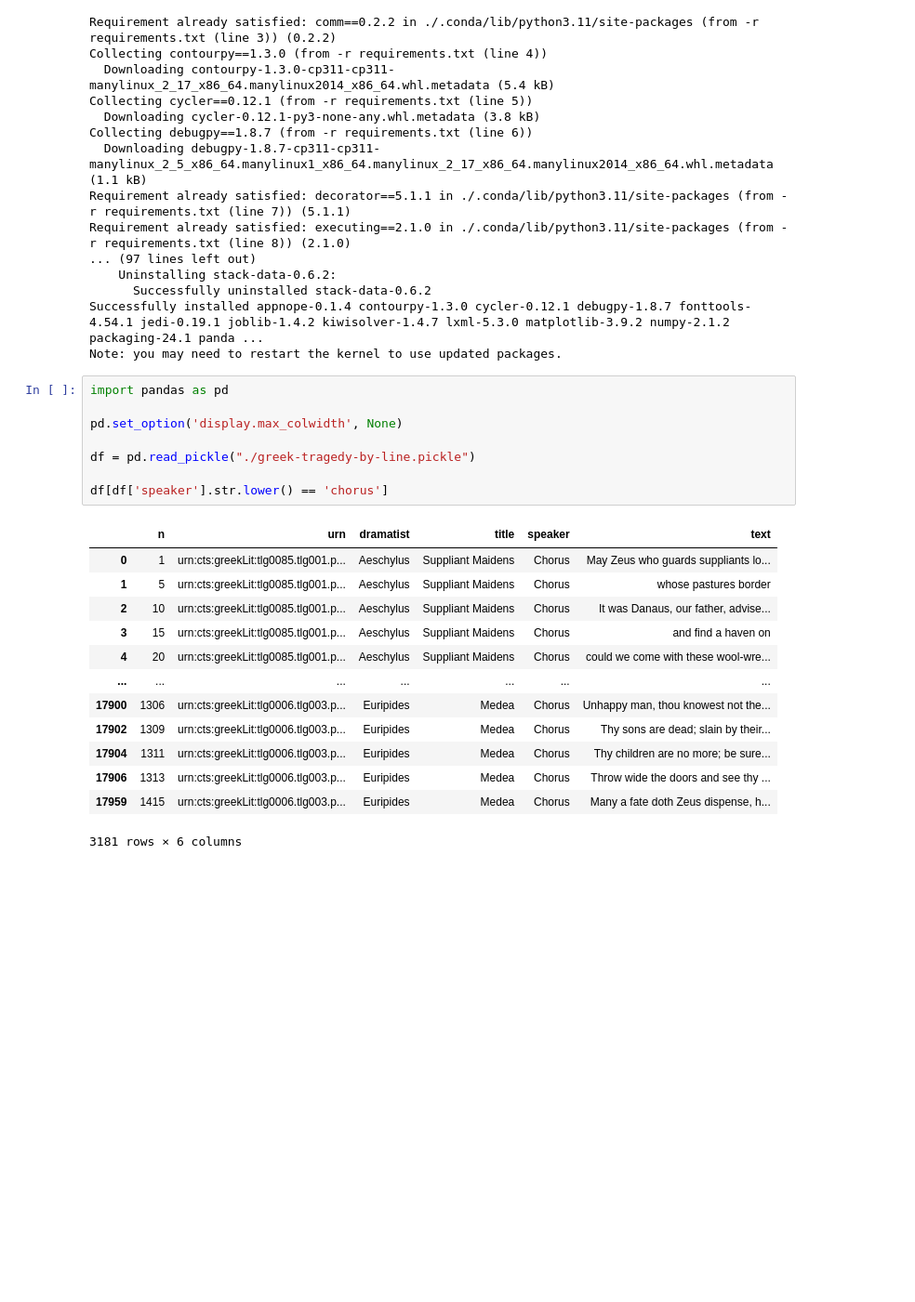
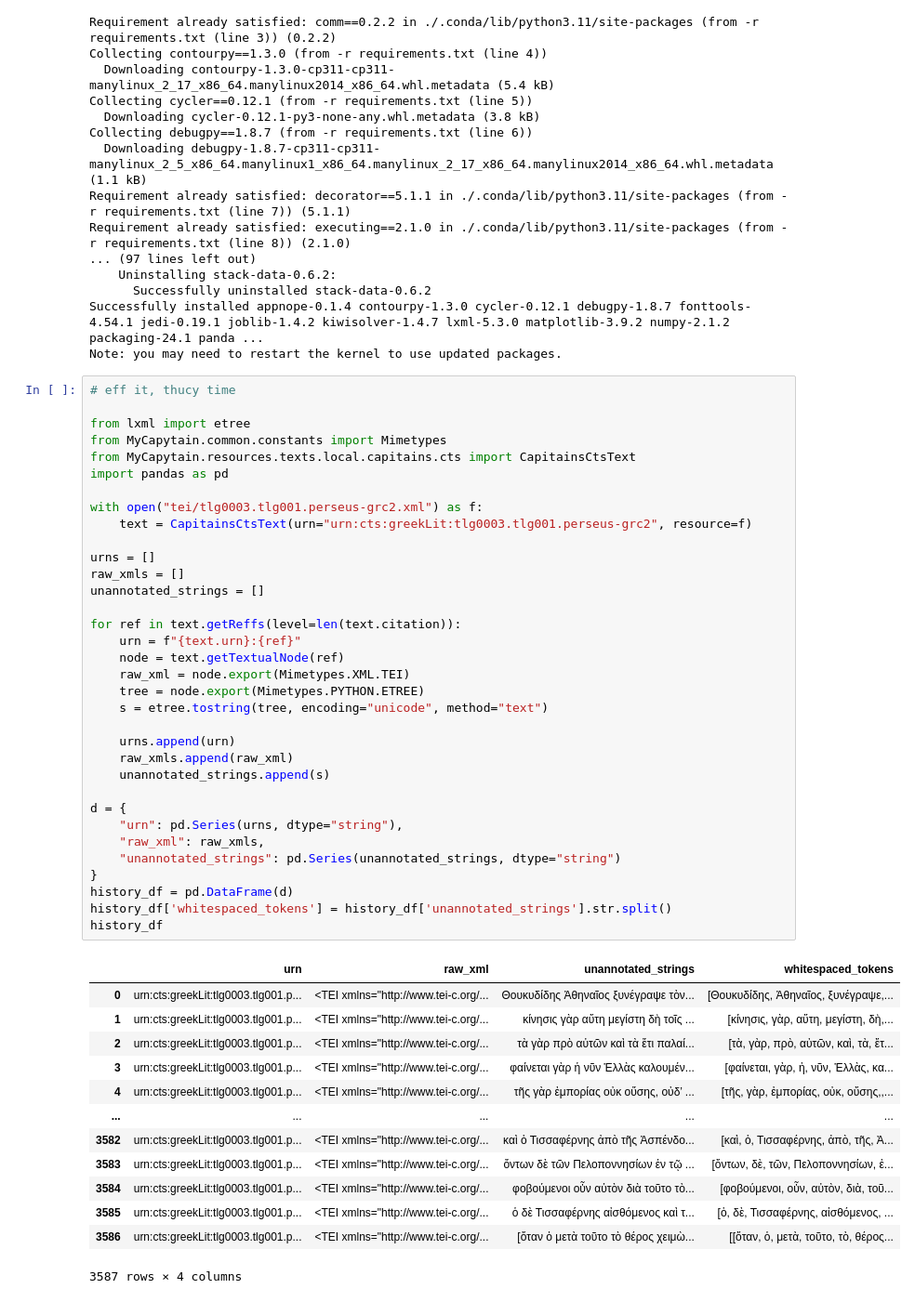
Before and after one commit to Tufts-2024-Quant-Text-Analysis/week-6-lepidopterane-atsmith, a Jupyter notebook: tf-idf_with-greek.ipynb, the cells around one changed output. Shown at 93% size. Cells and saved outputs as stored; diff of their text form; blank space fills up the shorter version.

```diff
--- a/tf-idf_with-greek.ipynb
+++ b/tf-idf_with-greek.ipynb
@@ -24,25 +24,51 @@ Requirement already satisfied: executing==2.1.0 in ./.conda/lib/python3.11/site-
       Successfully uninstalled stack-data-0.6.2
 Successfully installed appnope-0.1.4 contourpy-1.3.0 cycler-0.12.1 debugpy-1.8.7 fonttools-4.54.1 jedi-0.19.1 joblib-1.4.2 kiwisolver-1.4.7 lxml-5.3.0 matplotlib-3.9.2 numpy-2.1.2 packaging-24.1 panda ...
 Note: you may need to restart the kernel to use updated packages.
-# %%
-import pandas as pd
-
-pd.set_option('display.max_colwidth', None)
-
-df = pd.read_pickle("./greek-tragedy-by-line.pickle")
-
-df[df['speaker'].str.lower() == 'chorus']
-# %% [output]
-|  | n | urn | dramatist | title | speaker | text |
-| 0 | 1 | urn:cts:greekLit:tlg0085.tlg001.p... | Aeschylus | Suppliant Maidens | Chorus | May Zeus who guards suppliants lo... |
-| 1 | 5 | urn:cts:greekLit:tlg0085.tlg001.p... | Aeschylus | Suppliant Maidens | Chorus | whose pastures border |
-| 2 | 10 | urn:cts:greekLit:tlg0085.tlg001.p... | Aeschylus | Suppliant Maidens | Chorus | It was Danaus, our father, advise... |
-| 3 | 15 | urn:cts:greekLit:tlg0085.tlg001.p... | Aeschylus | Suppliant Maidens | Chorus | and find a haven on |
-| 4 | 20 | urn:cts:greekLit:tlg0085.tlg001.p... | Aeschylus | Suppliant Maidens | Chorus | could we come with these wool-wre... |
-| ... | ... | ... | ... | ... | ... | ... |
-| 17900 | 1306 | urn:cts:greekLit:tlg0006.tlg003.p... | Euripides | Medea | Chorus | Unhappy man, thou knowest not the... |
-| 17902 | 1309 | urn:cts:greekLit:tlg0006.tlg003.p... | Euripides | Medea | Chorus | Thy sons are dead; slain by their... |
-| 17904 | 1311 | urn:cts:greekLit:tlg0006.tlg003.p... | Euripides | Medea | Chorus | Thy children are no more; be sure... |
-| 17906 | 1313 | urn:cts:greekLit:tlg0006.tlg003.p... | Euripides | Medea | Chorus | Throw wide the doors and see thy ... |
-| 17959 | 1415 | urn:cts:greekLit:tlg0006.tlg003.p... | Euripides | Medea | Chorus | Many a fate doth Zeus dispense, h... |
-3181 rows × 6 columns
+# %%
+# eff it, thucy time
+
+from lxml import etree
+from MyCapytain.common.constants import Mimetypes
+from MyCapytain.resources.texts.local.capitains.cts import CapitainsCtsText
+import pandas as pd
+
+with open("tei/tlg0003.tlg001.perseus-grc2.xml") as f:
+    text = CapitainsCtsText(urn="urn:cts:greekLit:tlg0003.tlg001.perseus-grc2", resource=f)
+
+urns = []
+raw_xmls = []
+unannotated_strings = []
+
+for ref in text.getReffs(level=len(text.citation)):
+    urn = f"{text.urn}:{ref}"
+    node = text.getTextualNode(ref)
+    raw_xml = node.export(Mimetypes.XML.TEI)
+    tree = node.export(Mimetypes.PYTHON.ETREE)
+    s = etree.tostring(tree, encoding="unicode", method="text")
+
+    urns.append(urn)
+    raw_xmls.append(raw_xml)
+    unannotated_strings.append(s)
+
+d = {
+    "urn": pd.Series(urns, dtype="string"),
+    "raw_xml": raw_xmls,
+    "unannotated_strings": pd.Series(unannotated_strings, dtype="string")
+}
+history_df = pd.DataFrame(d)
+history_df['whitespaced_tokens'] = history_df['unannotated_strings'].str.split()
+history_df
+# %% [output]
+|  | urn | raw_xml | unannotated_strings | whitespaced_tokens |
+| 0 | urn:cts:greekLit:tlg0003.tlg001.p... | <TEI xmlns="http://www.tei-c.org/... | Θουκυδίδης Ἀθηναῖος ξυνέγραψε τὸν... | [Θουκυδίδης, Ἀθηναῖος, ξυνέγραψε,... |
+| 1 | urn:cts:greekLit:tlg0003.tlg001.p... | <TEI xmlns="http://www.tei-c.org/... | κίνησις γὰρ αὕτη μεγίστη δὴ τοῖς ... | [κίνησις, γὰρ, αὕτη, μεγίστη, δὴ,... |
+| 2 | urn:cts:greekLit:tlg0003.tlg001.p... | <TEI xmlns="http://www.tei-c.org/... | τὰ γὰρ πρὸ αὐτῶν καὶ τὰ ἔτι παλαί... | [τὰ, γὰρ, πρὸ, αὐτῶν, καὶ, τὰ, ἔτ... |
+| 3 | urn:cts:greekLit:tlg0003.tlg001.p... | <TEI xmlns="http://www.tei-c.org/... | φαίνεται γὰρ ἡ νῦν Ἑλλὰς καλουμέν... | [φαίνεται, γὰρ, ἡ, νῦν, Ἑλλὰς, κα... |
+| 4 | urn:cts:greekLit:tlg0003.tlg001.p... | <TEI xmlns="http://www.tei-c.org/... | τῆς γὰρ ἐμπορίας οὐκ οὔσης, οὐδ’ ... | [τῆς, γὰρ, ἐμπορίας, οὐκ, οὔσης,,... |
+| ... | ... | ... | ... | ... |
+| 3582 | urn:cts:greekLit:tlg0003.tlg001.p... | <TEI xmlns="http://www.tei-c.org/... | καὶ ὁ Τισσαφέρνης ἀπὸ τῆς Ἀσπένδο... | [καὶ, ὁ, Τισσαφέρνης, ἀπὸ, τῆς, Ἀ... |
+| 3583 | urn:cts:greekLit:tlg0003.tlg001.p... | <TEI xmlns="http://www.tei-c.org/... | ὄντων δὲ τῶν Πελοποννησίων ἐν τῷ ... | [ὄντων, δὲ, τῶν, Πελοποννησίων, ἐ... |
+| 3584 | urn:cts:greekLit:tlg0003.tlg001.p... | <TEI xmlns="http://www.tei-c.org/... | φοβούμενοι οὖν αὐτὸν διὰ τοῦτο τὸ... | [φοβούμενοι, οὖν, αὐτὸν, διὰ, τοῦ... |
+| 3585 | urn:cts:greekLit:tlg0003.tlg001.p... | <TEI xmlns="http://www.tei-c.org/... | ὁ δὲ Τισσαφέρνης αἰσθόμενος καὶ τ... | [ὁ, δὲ, Τισσαφέρνης, αἰσθόμενος, ... |
+| 3586 | urn:cts:greekLit:tlg0003.tlg001.p... | <TEI xmlns="http://www.tei-c.org/... | [ὅταν ὁ μετὰ τοῦτο τὸ θέρος χειμὼ... | [[ὅταν, ὁ, μετὰ, τοῦτο, τὸ, θέρος... |
+3587 rows × 4 columns
```
Also changed, not shown: parts of 2 cells of this notebook, 3 other files.
